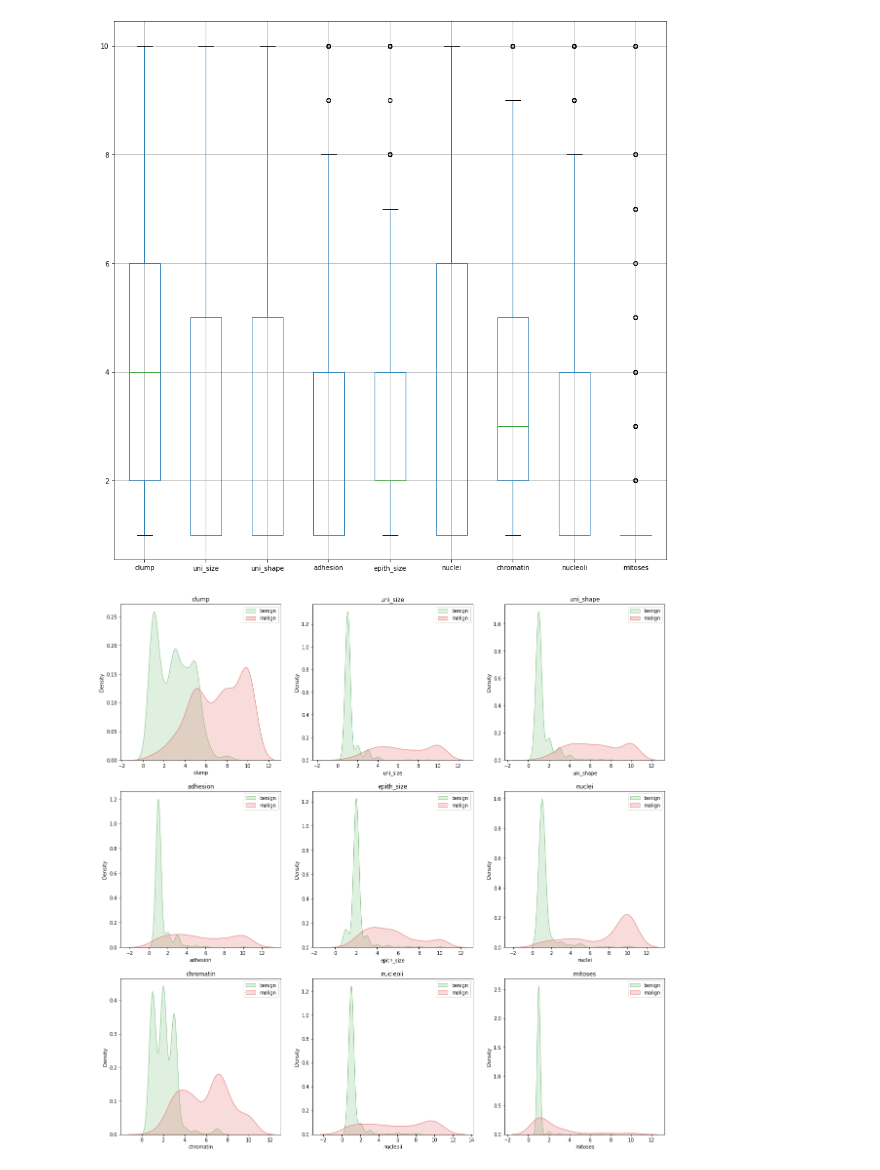
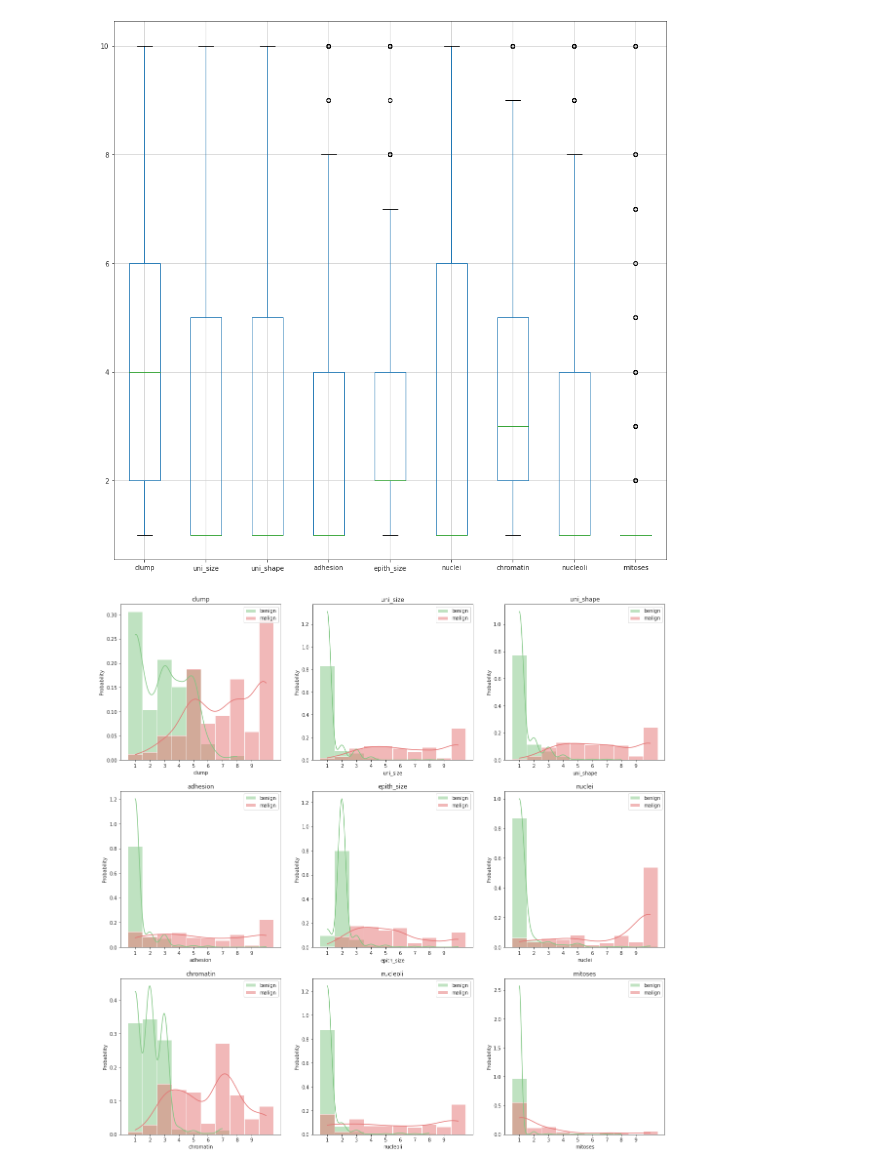
Before and after one commit to Nicordaro/MML, a Jupyter notebook: MML_Thesis.ipynb, the cells around one changed output. Drawn from its saved outputs; the diff is of its cells as text; code cells hidden in the pictures.

```diff
--- a/MML_Thesis.ipynb
+++ b/MML_Thesis.ipynb
@@ -186,14 +222,16 @@ datasetPurged.boxplot(ax=ax);
 [figure]
 # %%
 plt.subplots(3, 3, figsize = (20, 20), facecolor = "white")
+
 for i, col in enumerate(datasetPurged.columns[:9]):
   plt.subplot(3, 3, i+1)
-  sns.kdeplot(datasetPurged.loc[datasetPurged['class'] == 'benign', col], shade=True, fill = True, label='benign', color="#81c784")
-  sns.kdeplot(datasetPurged.loc[datasetPurged['class'] == 'malign', col], shade=True, fill = True, label='malign', color="#e57373")
+  sns.histplot(datasetPurged.loc[datasetPurged['class'] == 'benign', col], stat="probability", label='benign', color="#81c784", element="bars", discrete=True, kde=True)
+  sns.histplot(datasetPurged.loc[datasetPurged['class'] == 'malign', col], stat="probability", label='malign', color="#e57373", element="bars", discrete=True, kde=True)
   plt.title(col)
+  plt.xticks(np.arange(1,10,1))
   plt.legend(loc='upper right')
 # %% [output]
-[figure, old version]
+[figure, new version]
 # %%
 plt.subplots(3, 3, figsize = (20, 20), facecolor = "white")
 for i, col in enumerate(datasetPurged.columns[:9]):
```
Also changed, not shown: parts of 8 cells of this notebook.
